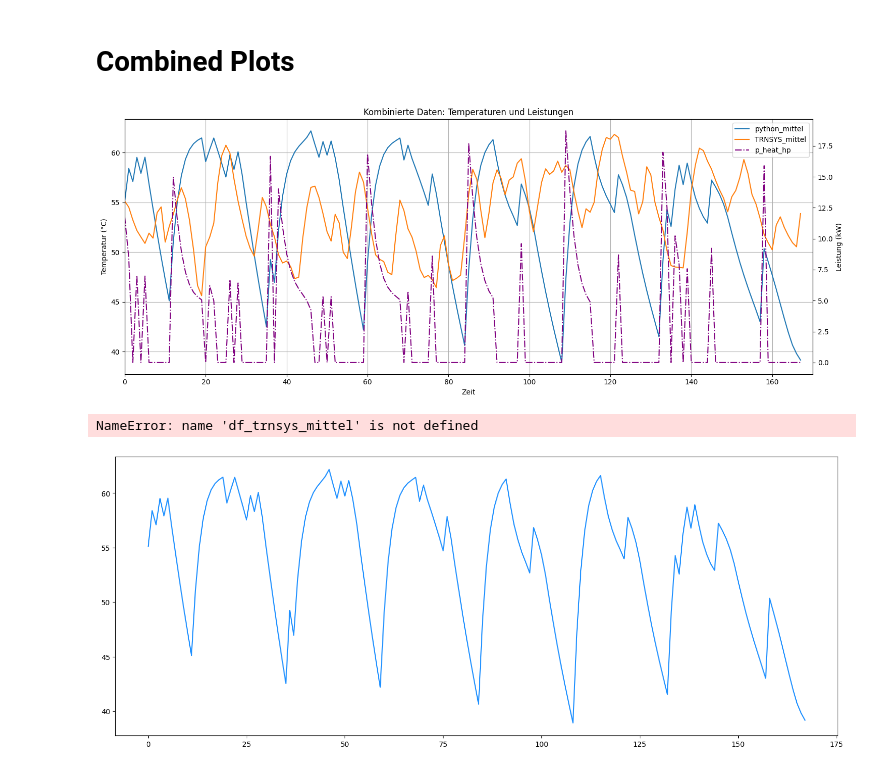
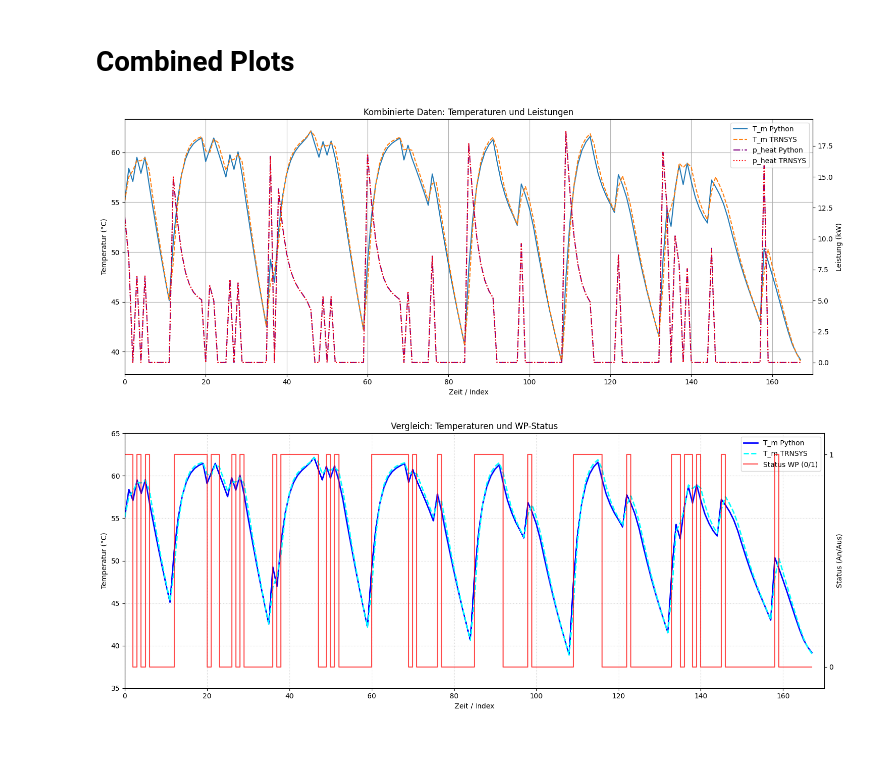
Before and after one commit to choffma8/masterprojektWaermespeicher, a Jupyter notebook: modellierungKonstanterVolumenspeicher.ipynb, the cells around one changed output. Drawn from its saved outputs; the diff is of its cells as text; code cells hidden in the pictures; blank space fills up the shorter version.

```diff
--- a/modellierungKonstanterVolumenspeicher.ipynb
+++ b/modellierungKonstanterVolumenspeicher.ipynb
@@ -475,60 +449,77 @@ output_combined
 # %% [markdown]
 # Combined Plots
 # %%
-# Plot des kombinierten DataFrames mit zwei y-Achsen
 # Erstelle Figur und Achsen
 fig, ax1 = plt.subplots(figsize=(15, 6))
 
 # Linke y-Achse: Temperaturen (in °C)
-temp_columns = [#'python_schicht_1', 'python_schicht_2', 'python_schicht_3',
-                'python_mittel',
-                #'TRNSYS_schicht_1', 'TRNSYS_schicht_2', 'TRNSYS_schicht_3',
-                'TRNSYS_mittel']
-output_combined[temp_columns].plot(ax=ax1, linewidth=1.5)
+# Hier nutzen wir T_m_python aus deinem neuen DF und T_M (bzw. TRNSYS_T_m) aus TRNSYSdata
+temp_columns_py = ['T_m_python']
+temp_columns_tr = ['T_M'] # Falls die Spalte in TRNSYSdata so heißt (laut deinem vorletzten Prompt)
+
+# Plotten der Temperaturen beider Datenquellen auf ax1
+ax1.plot(output_pypsa.index, output_pypsa['T_m_python'], label='T_m Python', linewidth=1.5)
+ax1.plot(TRNSYSdata.index, TRNSYSdata['T_M'], label='T_m TRNSYS', linewidth=1.5, linestyle='--')
+
 ax1.set_title('Kombinierte Daten: Temperaturen und Leistungen')
-ax1.set_xlabel('Zeit')
+ax1.set_xlabel('Zeit / Index')
 ax1.set_ylabel('Temperatur (°C)')
 ax1.set_xlim(0, 170)
 ax1.grid(True)
 
 # Rechte y-Achse: Leistungen (in kW)
 ax2 = ax1.twinx()
-#ax2.plot(output_combined.index, output_combined['p_elec_hp'], label='p_elec_hp', color='red', linestyle='--', linewidth=1.5)
-ax2.plot(output_combined.index, output_combined['p_heat_hp'], label='p_heat_hp', color='purple', linestyle='-.', linewidth=1.5)
+
+# Plotten der Leistungen aus output_pypsa
+ax2.plot(output_pypsa.index, output_pypsa['p_heat_python'], label='p_heat Python', color='purple', linestyle='-.', linewidth=1.5)
+# Optional: Falls TRNSYS Leistung auch geplottet werden soll (Spaltenname p_heat laut deinem CSV-Beispiel)
+if 'p_heat' in TRNSYSdata.columns:
+    ax2.plot(TRNSYSdata.index, TRNSYSdata['p_heat'], label='p_heat TRNSYS', color='red', linestyle=':', linewidth=1.5)
+
 ax2.set_ylabel('Leistung (kW)')
 
-# Legende für beide Achsen
+# Legende für beide Achsen zusammenführen
 lines1, labels1 = ax1.get_legend_handles_labels()
 lines2, labels2 = ax2.get_legend_handles_labels()
 ax1.legend(lines1 + lines2, labels1 + labels2, loc='upper right')
 
 plt.tight_layout()
-plt.savefig('Outputs/Speicher_m_kombiniert_und_leistungen_wp.png')
+# Pfad ggf. anpassen
+# plt.savefig('Outputs/Speicher_m_kombiniert_und_leistungen_wp.png')
 plt.show()
 # %% [output]
-[figure, old version]
+[figure, new version]
 # %%
-fig, ax1 = plt.subplots(figsize=(18, 7))
+# Erstelle Figur und Achsen
+fig, ax1 = plt.subplots(figsize=(15, 6))
 
-ax1.plot(range(len(python_mittel)), python_mittel.values, label='pypsa_heat', color='dodgerblue')
-ax1.plot(range(len(df_trnsys_mittel)), df_trnsys_mittel.values, label='TRNSYS', color='red')
+# --- Linke y-Achse: Temperaturen ---
+ax1.plot(output_pypsa.index, output_pypsa['T_m_python'], label='T_m Python', linewidth=2, color='blue')
+ax1.plot(TRNSYSdata.index, TRNSYSdata['T_M'], label='T_m TRNSYS', linewidth=2, color='cyan', linestyle='--')
 
-ax1.set_title('Vergleich Speichermitteltemperaturen & Status')
-ax1.set_xlabel('Zeit (Stunden)')
-ax1.set_ylabel('Temperatur')
+ax1.set_title('Vergleich: Temperaturen und WP-Status')
+ax1.set_xlabel('Zeit / Index')
+ax1.set_ylabel('Temperatur (°C)')
 ax1.set_xlim(0, 170)
-ax1.grid(True)
+ax1.set_ylim(35, 65) # Beispielhafter Bereich für Temperaturen
+ax1.grid(True, linestyle=':', alpha=0.6)
 
+# --- Rechte y-Achse: WP Status (0 oder 1) ---
 ax2 = ax1.twinx()
-ax2.step(range(len(status)), status.values, color='orange', linestyle='--', label='Status', alpha=0.5)
-ax2.set_ylabel('Status WP')
-ax2.set_ylim(-0.1, 1.1)
-ax2.set_yticks([0, 1])
+# drawstyle='steps-post' macht den An/Aus-Charakter deutlich
+ax2.plot(output_pypsa.index, output_pypsa['status_python'],
+         label='Status WP (0/1)', color='red', linestyle='-', linewidth=1.5, drawstyle='steps-post', alpha=0.7)
 
-ax1.legend(labels1, loc='upper left')
-ax2.legend(labels2, loc='upper right')
-plt.savefig('Outputs/Speicher_m_kombiniert_und_status_wp.png')
+ax2.set_ylabel('Status (An/Aus)')
+ax2.set_ylim(-0.1, 1.1) # Etwas Puffer nach oben/unten, damit man die Linie besser sieht
+ax2.set_yticks([0, 1])  # Nur 0 und 1 anzeigen
+
+# --- Legende zusammenführen ---
+lines1, labels1 = ax1.get_legend_handles_labels()
+lines2, labels2 = ax2.get_legend_handles_labels()
+ax1.legend(lines1 + lines2, labels1 + labels2, loc='upper right')
+
+plt.tight_layout()
 plt.show()
 # %% [output]
-NameError: name 'df_trnsys_mittel' is not defined
-[figure, old version]
+[figure, new version]
```
Also changed, not shown: parts of 15 cells of this notebook, 14 other files.
